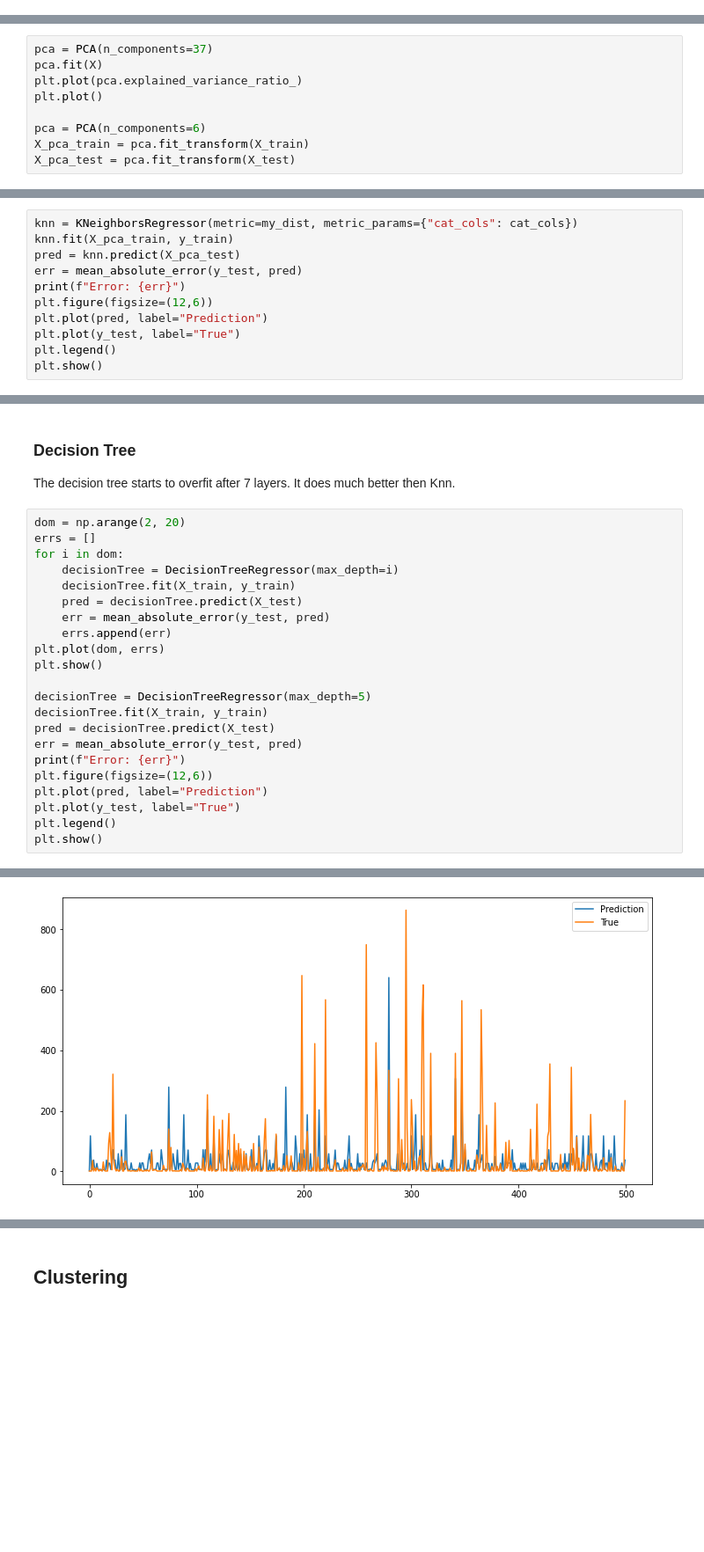
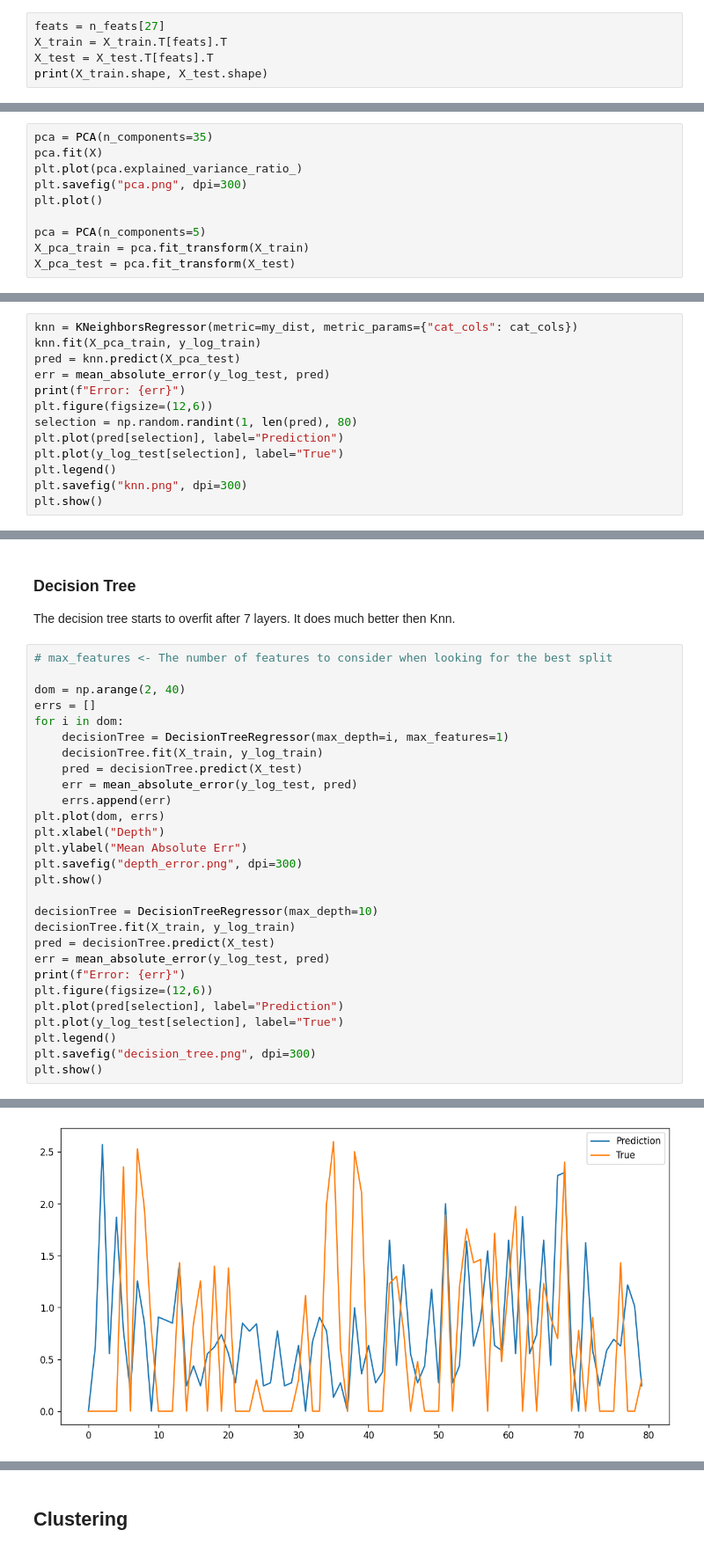
Before and after one commit to GaryGSC/cs472-proposal, a Jupyter notebook: analysis.ipynb, the cells around one changed output, grey strips where cells are left out. Shown at 88% size. Cells and saved outputs as stored; diff of their text form; blank space fills up the shorter version.

Commit message:
updated analysis notebook and graph images

```diff
--- a/analysis.ipynb
+++ b/analysis.ipynb
@@ -137,0 +163,5 @@ size  has_issues  has_downloads  open_issues_count  has_support_file  has_securi
+# %%
+feats = n_feats[27]
+X_train = X_train.T[feats].T
+X_test = X_test.T[feats].T
+print(X_train.shape, X_test.shape)
@@ -141,12 +173,13 @@ size  has_issues  has_downloads  open_issues_count  has_support_file  has_securi
 ### PCA
 Most of the variation in the data can be compressed to ~6 dimentions/features.
 # %%
-pca = PCA(n_components=37)
+pca = PCA(n_components=35)
 pca.fit(X)
 plt.plot(pca.explained_variance_ratio_)
+plt.savefig("pca.png", dpi=300)
 plt.plot()
 
-pca = PCA(n_components=6)
+pca = PCA(n_components=5)
 X_pca_train = pca.fit_transform(X_train)
 X_pca_test = pca.fit_transform(X_test)
 # %% [output]
@@ -155,13 +188,15 @@ X_pca_test = pca.fit_transform(X_test)
 ### K-Nearest Neighbors
 # %%
 knn = KNeighborsRegressor(metric=my_dist, metric_params={"cat_cols": cat_cols})
-knn.fit(X_pca_train, y_train)
+knn.fit(X_pca_train, y_log_train)
 pred = knn.predict(X_pca_test)
-err = mean_absolute_error(y_test, pred)
+err = mean_absolute_error(y_log_test, pred)
 print(f"Error: {err}")
 plt.figure(figsize=(12,6))
-plt.plot(pred, label="Prediction")
-plt.plot(y_test, label="True")
+selection = np.random.randint(1, len(pred), 80)
+plt.plot(pred[selection], label="Prediction")
+plt.plot(y_log_test[selection], label="True")
 plt.legend()
+plt.savefig("knn.png", dpi=300)
 plt.show()
 # %% [output]
@@ -173,25 +208,31 @@ Error: 42.8204
 ### Decision Tree
 The decision tree starts to overfit after 7 layers. It does much better then Knn.
 # %%
-dom = np.arange(2, 20)
+# max_features <- The number of features to consider when looking for the best split
+
+dom = np.arange(2, 40)
 errs = []
 for i in dom:
-    decisionTree = DecisionTreeRegressor(max_depth=i)
-    decisionTree.fit(X_train, y_train)
+    decisionTree = DecisionTreeRegressor(max_depth=i, max_features=1)
+    decisionTree.fit(X_train, y_log_train)
     pred = decisionTree.predict(X_test)
-    err = mean_absolute_error(y_test, pred)
+    err = mean_absolute_error(y_log_test, pred)
     errs.append(err)
 plt.plot(dom, errs)
+plt.xlabel("Depth")
+plt.ylabel("Mean Absolute Err")
+plt.savefig("depth_error.png", dpi=300)
 plt.show()
 
-decisionTree = DecisionTreeRegressor(max_depth=5)
-decisionTree.fit(X_train, y_train)
+decisionTree = DecisionTreeRegressor(max_depth=10)
+decisionTree.fit(X_train, y_log_train)
 pred = decisionTree.predict(X_test)
-err = mean_absolute_error(y_test, pred)
+err = mean_absolute_error(y_log_test, pred)
 print(f"Error: {err}")
 plt.figure(figsize=(12,6))
-plt.plot(pred, label="Prediction")
-plt.plot(y_test, label="True")
+plt.plot(pred[selection], label="Prediction")
+plt.plot(y_log_test[selection], label="True")
 plt.legend()
+plt.savefig("decision_tree.png", dpi=300)
 plt.show()
 # %% [output]
@@ -200 +241 @@ Error: 35.41235540062592
-[figure, old version]
+[figure, new version]
```
Also changed, not shown: parts of 27 cells of this notebook, 8 other files.
